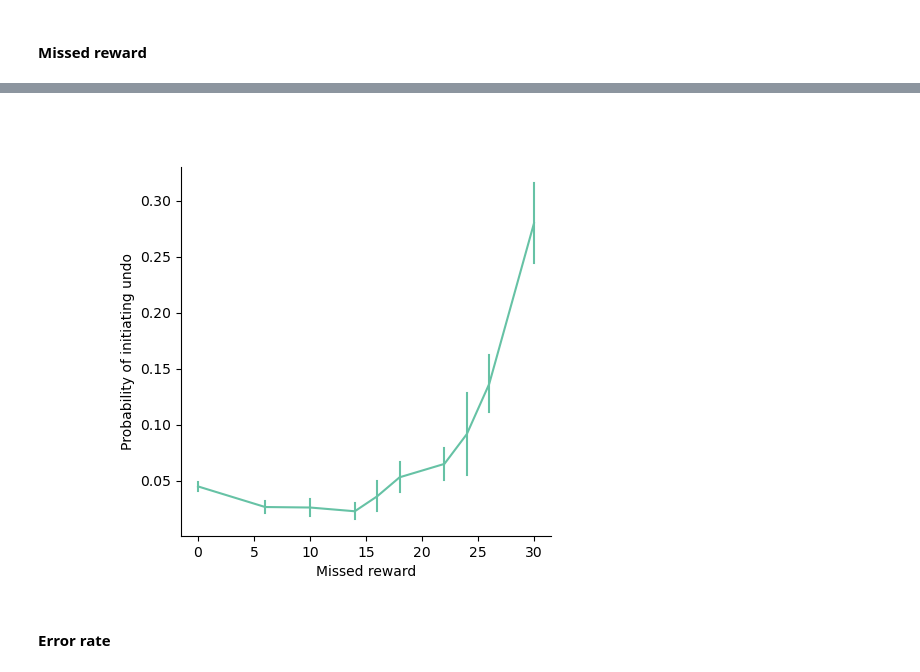
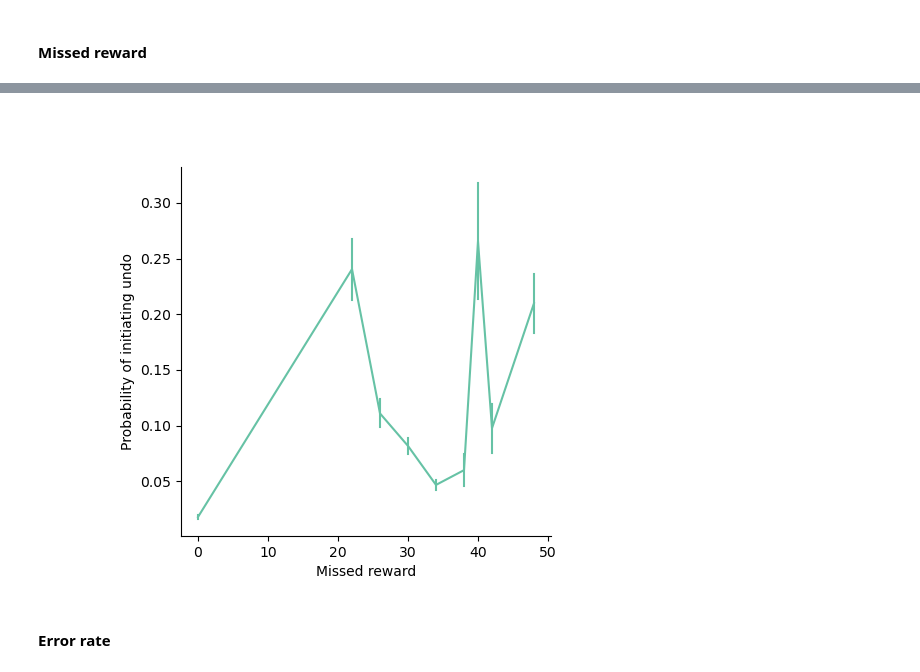
Before and after one commit to sherrybao222/Road_Construction, a Jupyter notebook: analysis/online_2022/final_figures.ipynb, the cells around one changed output, grey strips where cells are left out. Saved outputs shown, nothing was run; the diff lists cells and outputs as text; code cells hidden in the pictures.

```diff
--- a/analysis/online_2022/final_figures.ipynb
+++ b/analysis/online_2022/final_figures.ipynb
@@ -1274,37 +1274,37 @@ sequentialundo_sub.groupby(['missed_reward'])['subjects'].count().reset_index()
 # %%
 %matplotlib widget
 fig, axs = plt.subplots(1, 1)
 
 # multiple line plot
 sns.lineplot(x='missed_reward', y='undo',
-             data = allUndo_sub[allUndo_sub.missed_reward<=30],
+             data = allUndo_sub[allUndo_sub.missed_reward<=50],
              color = '#66c2a5',
              err_style = "bars",
              errorbar = "se")
 # sns.lineplot(x='missed_reward', y='sequential_undo',
-#              data = sequentialundo_sub[sequentialundo_sub.missed_reward<=32],
+#              data = sequentialundo_sub,#[sequentialundo_sub.missed_reward<=32],
 #              color = '#fc8d62',
 #              err_style = "bars",
 #              errorbar = "se")
 # sns.lineplot(x='missed_reward', y='single_undo',
-#                 data = singleUndo_sub[singleUndo_sub.missed_reward<=32],
+#                 data = singleUndo_sub,#[singleUndo_sub.missed_reward<=32],
 #                 color = '#8da0cb',
 #                 err_style = "bars",
 #                 errorbar = "se")
 
 # add manual legend
 # plt.legend(labels=['All undo','Sequential undo','Single undo'], loc='upper left')
 
 # axs.set_xticks([0,1,2,3])
 # axs.set_ylim(0,0.15)
 
 
 axs.set(xlabel='Missed reward', ylabel='Probability of initiating undo')
 axs.set_aspect(1/axs.get_data_ratio())
 plt.show()
 fig.savefig(out_dir+'sequential_missed_reward.png', dpi=300, bbox_inches='tight')
 # %% [output]
-[figure, old version]
+[figure, new version]
 # %% [markdown]
 #### Error rate
 # %%
```
Also changed, not shown: parts of 35 cells of this notebook.
